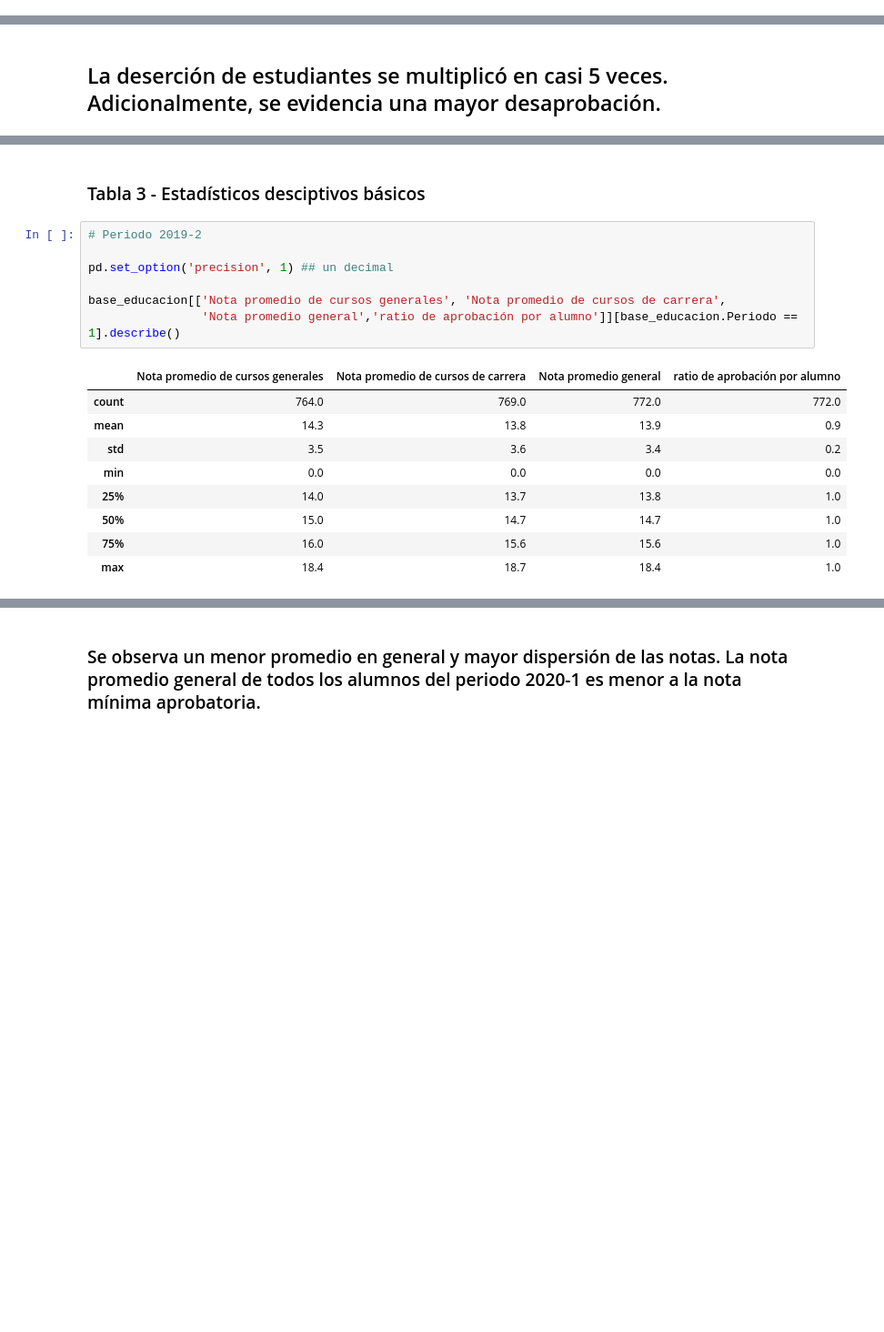
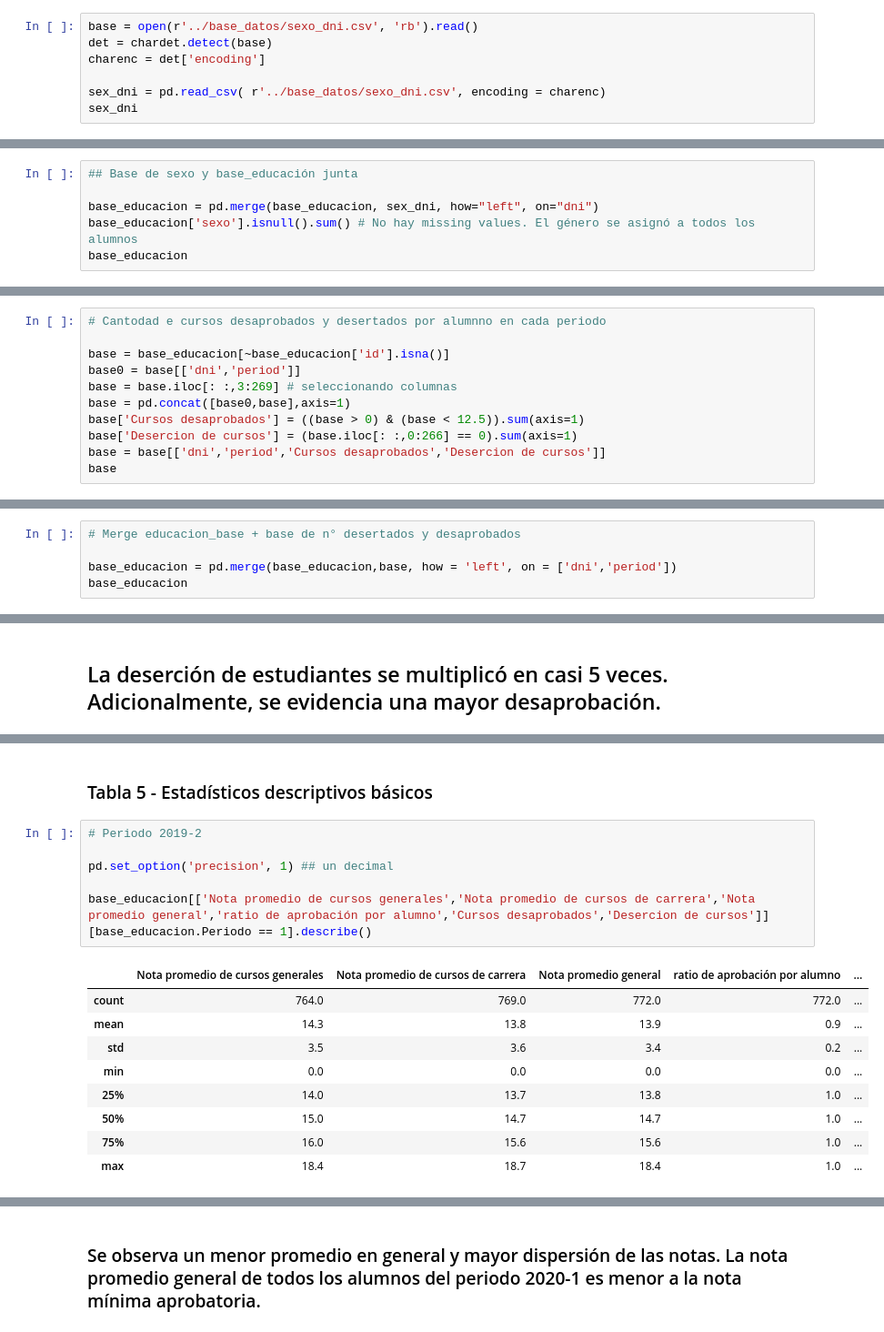
Before and after one commit to Robertopucp/Education_project, a Jupyter notebook: codes/Estadísticas descriptivas.ipynb, the cells around one changed output, grey strips where cells are left out. Shown: that part at 91% size. Saved outputs shown, nothing was run; the diff lists cells and outputs as text; blank space fills up the shorter version.

```diff
--- a/codes/Estadísticas descriptivas.ipynb
+++ b/codes/Estadísticas descriptivas.ipynb
@@ -9,2 +11,9 @@ import matplotlib.pyplot as plt
 from matplotlib.ticker import StrMethodFormatter
 import seaborn as sns
+# %%
+base = open(r'../base_datos/sexo_dni.csv', 'rb').read()
+det = chardet.detect(base)
+charenc = det['encoding']
+
+sex_dni = pd.read_csv( r'../base_datos/sexo_dni.csv', encoding = charenc)
+sex_dni
@@ -25,3 +48,9 @@ base_educacion
 | 3110 | 2289 | 9713377 | 1.0 | NaN | NaN | NaN | NaN | NaN | NaN | NaN | ... | ... |
 | 3111 | 2289 | 9713377 | 2.0 | NaN | NaN | NaN | NaN | NaN | NaN | NaN | ... | ... |
 3112 rows × 287 columns
+# %%
+## Base de sexo y base_educación junta
+
+base_educacion = pd.merge(base_educacion, sex_dni, how="left", on="dni")
+base_educacion['sexo'].isnull().sum() # No hay missing values. El género se asignó a todos los alumnos
+base_educacion
@@ -27,0 +71,11 @@ base_educacion
+# %%
+# Cantodad e cursos desaprobados y desertados por alumnno en cada periodo
+
+base = base_educacion[~base_educacion['id'].isna()]
+base0 = base[['dni','period']]
+base = base.iloc[: :,3:269] # seleccionando columnas
+base = pd.concat([base0,base],axis=1)
+base['Cursos desaprobados'] = ((base > 0) & (base < 12.5)).sum(axis=1)
+base['Desercion de cursos'] = (base.iloc[: :,0:266] == 0).sum(axis=1)
+base = base[['dni','period','Cursos desaprobados','Desercion de cursos']]
+base
@@ -27,0 +96,5 @@ base_educacion
+# %%
+# Merge educacion_base + base de n° desertados y desaprobados
+
+base_educacion = pd.merge(base_educacion,base, how = 'left', on = ['dni','period'])
+base_educacion
@@ -143,21 +436,20 @@ Text(0.5, 0, '')
 # %% [markdown]
-### Tabla 3 - Estadísticos desciptivos básicos
+### Tabla 5 - Estadísticos descriptivos básicos
 # %%
 # Periodo 2019-2
 
 pd.set_option('precision', 1) ## un decimal
 
-base_educacion[['Nota promedio de cursos generales', 'Nota promedio de cursos de carrera',
-                'Nota promedio general','ratio de aprobación por alumno']][base_educacion.Periodo == 1].describe()
+base_educacion[['Nota promedio de cursos generales','Nota promedio de cursos de carrera','Nota promedio general','ratio de aprobación por alumno','Cursos desaprobados','Desercion de cursos']][base_educacion.Periodo == 1].describe()
 # %% [output]
-|  | Nota promedio de cursos generales | Nota promedio de cursos de carrera | Nota promedio general | ratio de aprobación por alumno |
-| count | 764.0 | 769.0 | 772.0 | 772.0 |
-| mean | 14.3 | 13.8 | 13.9 | 0.9 |
-| std | 3.5 | 3.6 | 3.4 | 0.2 |
-| min | 0.0 | 0.0 | 0.0 | 0.0 |
-| 25% | 14.0 | 13.7 | 13.8 | 1.0 |
-| 50% | 15.0 | 14.7 | 14.7 | 1.0 |
-| 75% | 16.0 | 15.6 | 15.6 | 1.0 |
-| max | 18.4 | 18.7 | 18.4 | 1.0 |
+|  | Nota promedio de cursos generales | Nota promedio de cursos de carrera | Nota promedio general | ratio de aprobación por alumno | ... |
+| count | 764.0 | 769.0 | 772.0 | 772.0 | ... |
+| mean | 14.3 | 13.8 | 13.9 | 0.9 | ... |
+| std | 3.5 | 3.6 | 3.4 | 0.2 | ... |
+| min | 0.0 | 0.0 | 0.0 | 0.0 | ... |
+| 25% | 14.0 | 13.7 | 13.8 | 1.0 | ... |
+| 50% | 15.0 | 14.7 | 14.7 | 1.0 | ... |
+| 75% | 16.0 | 15.6 | 15.6 | 1.0 | ... |
+| max | 18.4 | 18.7 | 18.4 | 1.0 | ... |
 # %%
 # Periodo 2020-1
```
Also changed, not shown: parts of 48 cells of this notebook, 2 other files.
